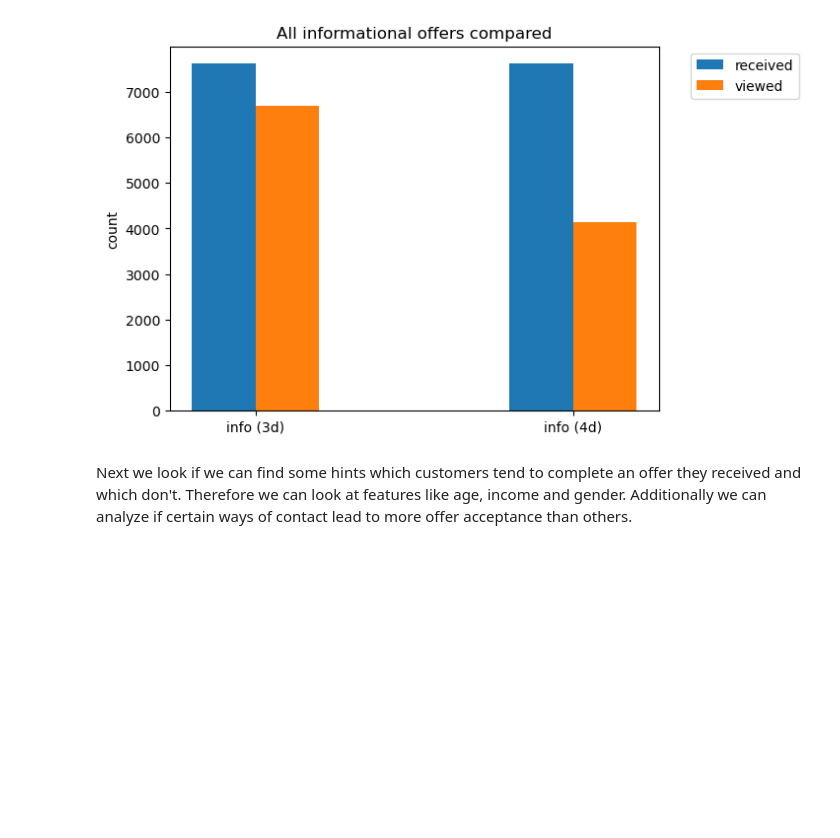
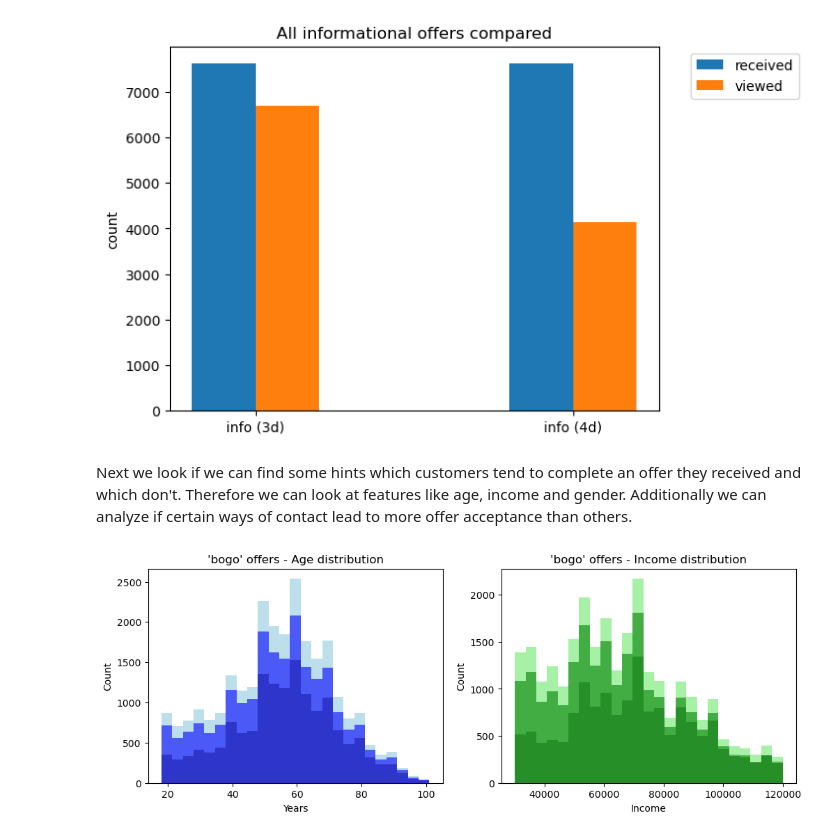
Before and after one commit to Daniel-Hutcheson/starbucks_capstone_project, a Jupyter notebook: Starbucks_Capstone_notebook.ipynb, the cells around one changed output. Drawn from its saved outputs; the diff is of its cells as text; code cells hidden in the pictures; blank space fills up the shorter version.

Commit message:
somehow finsihed the data exploring part

```diff
--- a/Starbucks_Capstone_notebook.ipynb
+++ b/Starbucks_Capstone_notebook.ipynb
@@ -1126,3 +1126,26 @@ plt.legend(['received','viewed'], loc='upper right', bbox_to_anchor=(1.3,1));
 [figure]
 # %% [markdown]
 Next we look if we can find some hints which customers tend to complete an offer they received and which don't. Therefore we can look at features like age, income and gender. Additionally we can analyze if certain ways of contact lead to more offer acceptance than others.
+# %%
+bogo_received = data_doxed[(data_doxed.offer_type == 'bogo') & (data_doxed.offer_received == 1)]
+bogo_viewed = data_doxed[(data_doxed.offer_type == 'bogo') & (data_doxed.offer_viewed == 1)]
+bogo_completed = data_doxed[(data_doxed.offer_type == 'bogo') & (data_doxed.offer_completed == 1)]
+
+
+fig, (ax1, ax2) = plt.subplots(1, 2, figsize=(12,4))
+
+ax1.hist(bogo_received.age, bins=25, alpha=0.8, color='lightblue')
+ax1.hist(bogo_viewed.age, bins=25, alpha=0.6, color='blue')
+ax1.hist(bogo_completed.age, bins=25, alpha=0.4, color='darkblue');
+ax1.set_title("'bogo' offers - Age distribution");
+ax1.set_ylabel('Count');
+ax1.set_xlabel('Years');
+
+ax2.hist(bogo_received.income, bins=25, alpha=0.8, color='lightgreen')
+ax2.hist(bogo_viewed.income, bins=25, alpha=0.6, color='green')
+ax2.hist(bogo_completed.income, bins=25, alpha=0.4, color='darkgreen');
+ax2.set_title("'bogo' offers - Income distribution");
+ax2.set_ylabel('Count');
+ax2.set_xlabel('Income');
+# %% [output]
+[figure, added]
```
Also changed, not shown: parts of 10 cells of this notebook.
